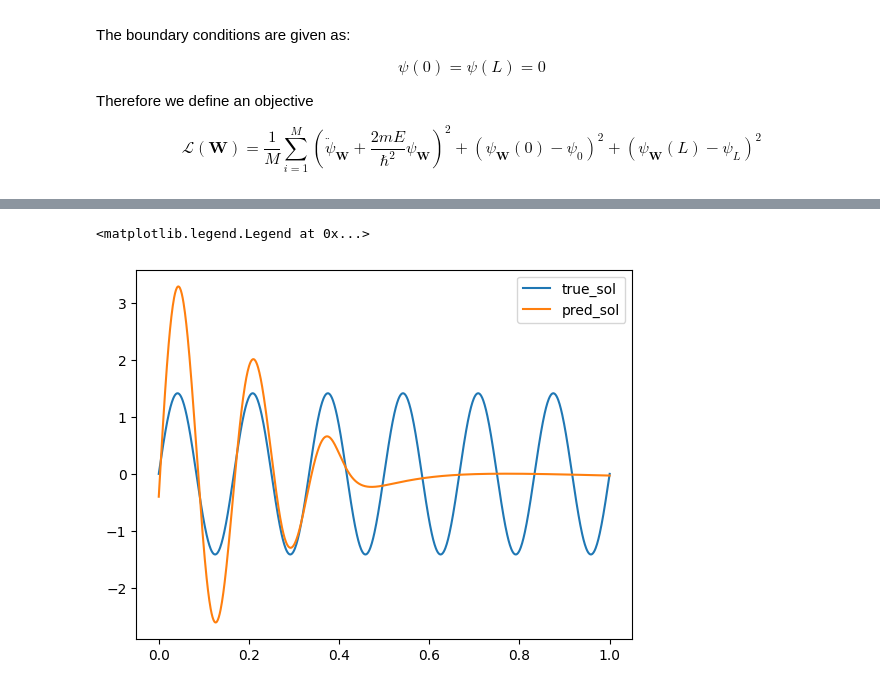
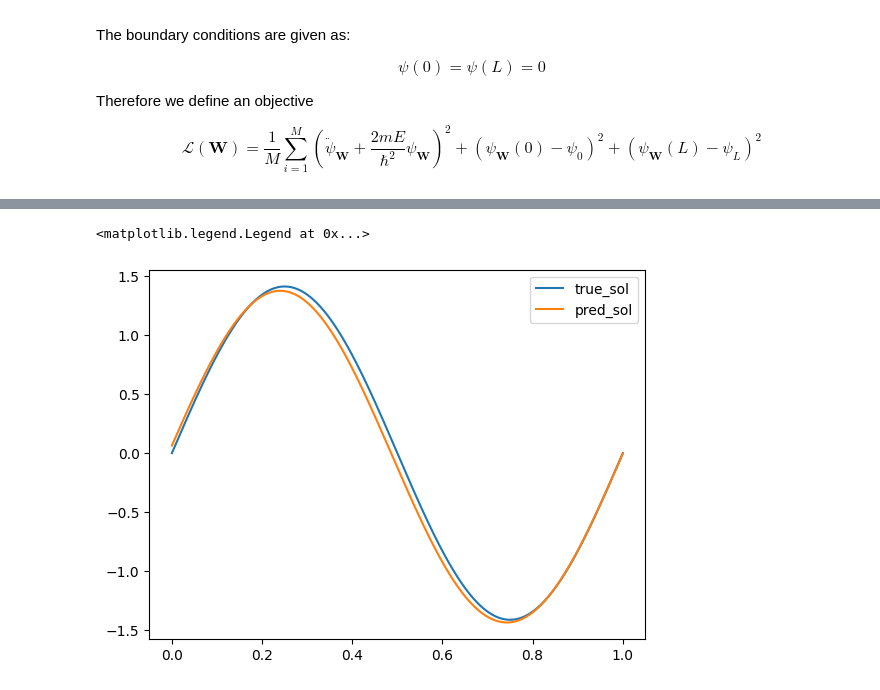
Before and after one commit to aehrlich1/applied-machine-learning, a Jupyter notebook: project/pinns.ipynb, the cells around one changed output, grey strips where cells are left out. Cells and saved outputs as stored; diff of their text form; code cells hidden in the pictures.

Commit message:
training network taking n as a parameter.

```diff
--- a/project/pinns.ipynb
+++ b/project/pinns.ipynb
@@ -51,8 +51,8 @@ def init_network_params(sizes, key):
 
 initial_params = init_network_params(LAYER_SIZES, random.PRNGKey(0))
 # %%
-def net(params, x):
-    activations = x
+def net(params, x, n):
+    activations = jnp.array([x, n]).reshape(2,1)
     for w, b in params[:-1]:
         outputs = jnp.dot(w, activations) + b
         activations = ACTIVATION(outputs)
@@ -62,7 +62,7 @@ def net(params, x):
     return output.reshape()
 
 # check
-net(initial_params, jnp.array([2.0, 2]).reshape(2,1))
+net(initial_params, 2., 2)
 # %% [output]
 Array(-0.0107695, dtype=float32)
 # %% [markdown]
@@ -113,19 +117,18 @@ ode(initial_params, jnp.array([2.0, 2]).reshape(2,1))
 # %%
-ode_batched = jax.vmap(ode, in_axes=[None, 0])
-net_batched = jax.vmap(net, in_axes=[None, 0])
-dnn = jax.grad(net, argnums=1)
+ode_batched = jax.vmap(ode, in_axes=[None, 0, None])
+net_batched = jax.vmap(net, in_axes=[None, 0, None])
 
 #@jit
-def loss(params: optax.Params, batch: jnp.ndarray) -> jnp.ndarray:
-    y_hat = ode_batched(params, batch)
+def loss(params: optax.Params, batch: jnp.ndarray, n: np.ScalarType) -> jnp.ndarray:
+    y_hat = ode_batched(params, batch, n)
     ode_loss = jnp.mean(y_hat ** 2)
 
-    init_loss_1 = (net(params, 0.) - y0_0) ** 2
-    init_loss_2 = (net(params, L) - y0_L) ** 2
-    init_loss_3 = 1/(jax.grad(net, argnums=1))(params, 0.)
+    init_loss_1 = (net(params, 0., n) - y0_0) ** 2
+    init_loss_2 = (net(params, L, n) - y0_L) ** 2
+    init_loss_3 = jnp.abs(1/(jax.grad(net, argnums=1))(params, 0., n))
 
     return ode_loss + init_loss_1 + init_loss_2 + init_loss_3
 
 # check
-loss(initial_params, jnp.array([1., 2.]))
+loss(initial_params, jnp.array([1., 2.]), 4)
 # %% [output]
@@ -133,12 +136,12 @@ Array(-7.968516e+12, dtype=float32)
 # %%
 key = jax.random.PRNGKey(42)
 
-def fit(params: optax.Params, optimizer: optax.GradientTransformation, key) -> optax.Params:
+def fit(params: optax.Params, optimizer: optax.GradientTransformation, n: np.ScalarType, key) -> optax.Params:
   opt_state = optimizer.init(params)
 
   @jit
-  def step(params, opt_state, batch):
-    loss_value, grads = jax.value_and_grad(loss)(params, batch)
+  def step(params, opt_state, batch, n):
+    loss_value, grads = jax.value_and_grad(loss)(params, batch, n)
     updates, opt_state = optimizer.update(grads, opt_state, params)
     params = optax.apply_updates(params, updates)
     return params, opt_state, loss_value
@@ -148,11 +151,12 @@ def fit(params: optax.Params, optimizer: optax.GradientTransformation, key) -> o
       batches = jax.random.permutation(shuffle_key, t)
       batches = batches.reshape(BATCH_SIZE, -1)
       for batch in batches:
-          params, opt_state, loss_value = step(params, opt_state, batch)
+          for n in N:
+            params, opt_state, loss_value = step(params, opt_state, batch, n)
       if epoch % 100 == 0:
           print(f'epoch {epoch}, loss: {loss_value}')
 
   return params
 
 train_key, key = jax.random.split(key)
-params = fit(initial_params, OPTIMIZER, key)
+params = fit(initial_params, OPTIMIZER, N, key)
@@ -159,16 +181,17 @@ params = fit(initial_params, OPTIMIZER, key)
 # %%
-def sol(t):
-    return np.sqrt(2/L) * np.sin(N * np.pi * t/L)
+def sol(t, n):
+    return np.sqrt(2/L) * np.sin(n * np.pi * t/L)
 # %%
 import matplotlib.pyplot as plt
+N = 2
 
-model = jax.vmap(lambda t: net(params, t))
+model = jax.vmap(lambda t: net(params, t, N))
 model_2 = model(t) ** 2
 integral = np.trapz(model_2, t)
 
-plt.plot(t, sol(t), label='true_sol')
+plt.plot(t, sol(t, N), label='true_sol')
 plt.plot(t, model(t)*1/np.sqrt(integral), label='pred_sol')
 plt.legend()
 # %% [output]
 <matplotlib.legend.Legend at 0x...>
-[figure, old version]
+[figure, new version]
```
Also changed, not shown: parts of 4 cells of this notebook.
